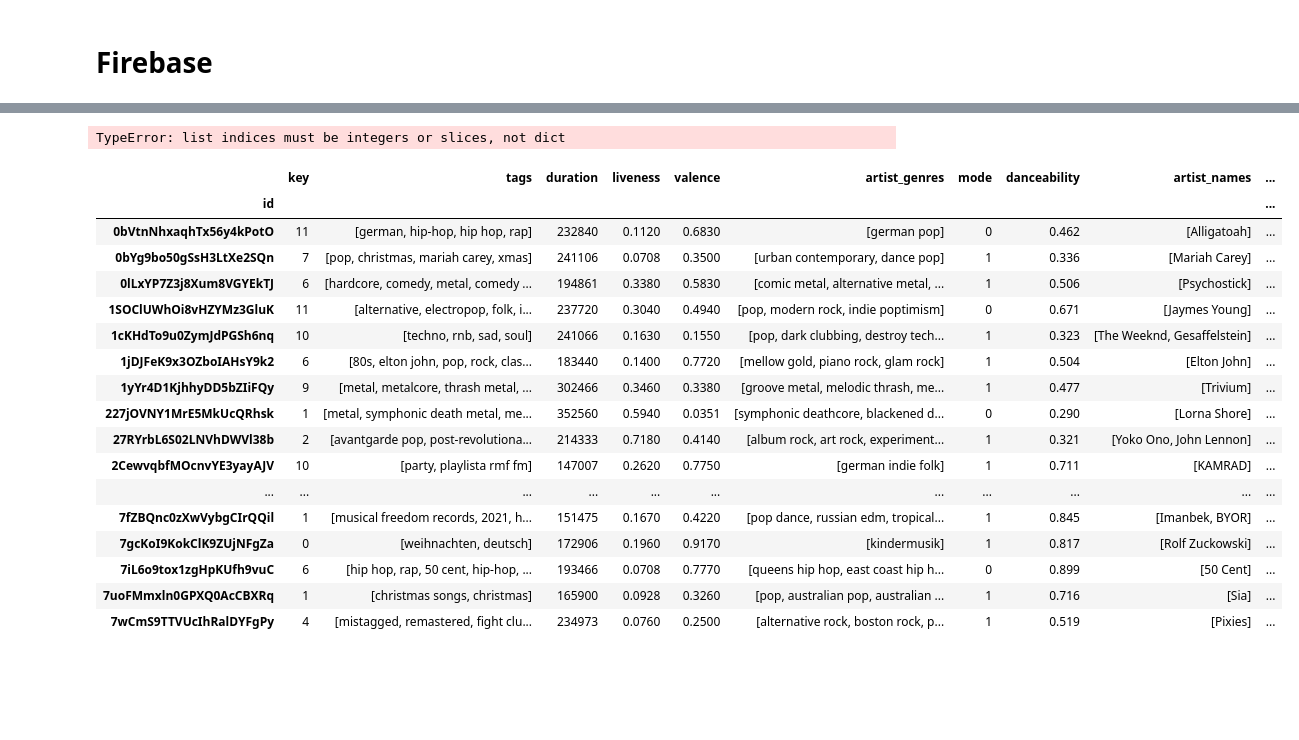
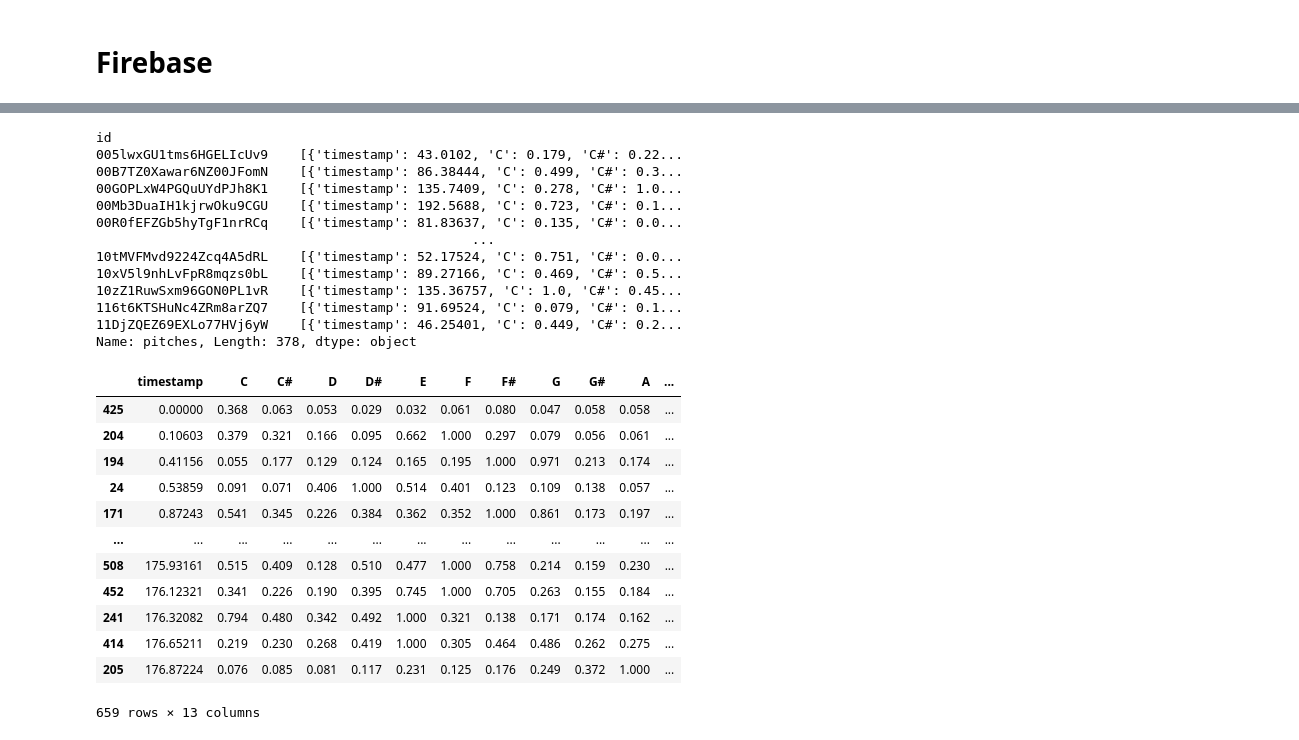
Before and after one commit to fweingartshofer/mc-ml, a Jupyter notebook: project/ml.ipynb, the cells around one changed output, grey strips where cells are left out. Saved outputs shown, nothing was run; the diff lists cells and outputs as text; code cells hidden in the pictures; blank space fills up the shorter version.

```diff
--- a/project/ml.ipynb
+++ b/project/ml.ipynb
@@ -17,6 +20,6 @@ ValueError: The default Firebase app already exists. This means you called initi
 # %%
-tracks_ref = firestore_client.collection(u'tracks_clean_tags')
-docs = tracks_ref.stream()
+tracks_ref = firestore_client.collection(u'tracks')
+docs = tracks_ref.limit(400).stream()#tracks_ref.stream(timeout=1800000, retry=10000)
 # %%
 import pandas as pd
 
@@ -66,3 +48,5 @@ df
+# %%
+df = df[~df["pitches"].isna()]
 # %%
 tolower = lambda s: s.lower()
 flatmap = lambda list_of_lists: [item for l in list_of_lists for item in l]
@@ -105,35 +89,46 @@ def pitch_trans(p):
         pitch_frequency.append(pitch_dict)
     return pitch_frequency
 
+
 def pitches_to_dataframe(p):
     return pd.DataFrame(p).sort_values(by=["timestamp"])
 
+
 pitches = df["pitches"].apply(pitch_trans)
 df["pitches"] = pitches
-# %% [output]
-TypeError: list indices must be integers or slices, not dict
+# %%
+df["pitches"]
+# %% [output]
+id
+005lwxGU1tms6HGELIcUv9    [{'timestamp': 43.0102, 'C': 0.179, 'C#': 0.22...
+00B7TZ0Xawar6NZ00JFomN    [{'timestamp': 86.38444, 'C': 0.499, 'C#': 0.3...
+00GOPLxW4PGQuUYdPJh8K1    [{'timestamp': 135.7409, 'C': 0.278, 'C#': 1.0...
+00Mb3DuaIH1kjrwOku9CGU    [{'timestamp': 192.5688, 'C': 0.723, 'C#': 0.1...
+00R0fEFZGb5hyTgF1nrRCq    [{'timestamp': 81.83637, 'C': 0.135, 'C#': 0.0...
+                                                ...
+10tMVFMvd9224Zcq4A5dRL    [{'timestamp': 52.17524, 'C': 0.751, 'C#': 0.0...
+10xV5l9nhLvFpR8mqzs0bL    [{'timestamp': 89.27166, 'C': 0.469, 'C#': 0.5...
+10zZ1RuwSxm96GON0PL1vR    [{'timestamp': 135.36757, 'C': 1.0, 'C#': 0.45...
+116t6KTSHuNc4ZRm8arZQ7    [{'timestamp': 91.69524, 'C': 0.079, 'C#': 0.1...
+11DjZQEZ69EXLo77HVj6yW    [{'timestamp': 46.25401, 'C': 0.449, 'C#': 0.2...
+Name: pitches, Length: 378, dtype: object
 # %%
 first_song = pitches_to_dataframe(pitches.iloc[0])
-df
+first_song
 # %% [output]
-|  | key | tags | duration | liveness | valence | artist_genres | mode | danceability | artist_names | ... |
-| id |  |  |  |  |  |  |  |  |  | ... |
-| 0bVtnNhxaqhTx56y4kPotO | 11 | [german, hip-hop, hip hop, rap] | 232840 | 0.1120 | 0.6830 | [german pop] | 0 | 0.462 | [Alligatoah] | ... |
-| 0bYg9bo50gSsH3LtXe2SQn | 7 | [pop, christmas, mariah carey, xmas] | 241106 | 0.0708 | 0.3500 | [urban contemporary, dance pop] | 1 | 0.336 | [Mariah Carey] | ... |
-| 0lLxYP7Z3j8Xum8VGYEkTJ | 6 | [hardcore, comedy, metal, comedy ... | 194861 | 0.3380 | 0.5830 | [comic metal, alternative metal, ... | 1 | 0.506 | [Psychostick] | ... |
-| 1SOClUWhOi8vHZYMz3GluK | 11 | [alternative, electropop, folk, i... | 237720 | 0.3040 | 0.4940 | [pop, modern rock, indie poptimism] | 0 | 0.671 | [Jaymes Young] | ... |
-| 1cKHdTo9u0ZymJdPGSh6nq | 10 | [techno, rnb, sad, soul] | 241066 | 0.1630 | 0.1550 | [pop, dark clubbing, destroy tech... | 1 | 0.323 | [The Weeknd, Gesaffelstein] | ... |
-| 1jDJFeK9x3OZboIAHsY9k2 | 6 | [80s, elton john, pop, rock, clas... | 183440 | 0.1400 | 0.7720 | [mellow gold, piano rock, glam rock] | 1 | 0.504 | [Elton John] | ... |
-| 1yYr4D1KjhhyDD5bZIiFQy | 9 | [metal, metalcore, thrash metal, ... | 302466 | 0.3460 | 0.3380 | [groove metal, melodic thrash, me... | 1 | 0.477 | [Trivium] | ... |
-| 227jOVNY1MrE5MkUcQRhsk | 1 | [metal, symphonic death metal, me... | 352560 | 0.5940 | 0.0351 | [symphonic deathcore, blackened d... | 0 | 0.290 | [Lorna Shore] | ... |
-| 27RYrbL6S02LNVhDWVl38b | 2 | [avantgarde pop, post-revolutiona... | 214333 | 0.7180 | 0.4140 | [album rock, art rock, experiment... | 1 | 0.321 | [Yoko Ono, John Lennon] | ... |
-| 2CewvqbfMOcnvYE3yayAJV | 10 | [party, playlista rmf fm] | 147007 | 0.2620 | 0.7750 | [german indie folk] | 1 | 0.711 | [KAMRAD] | ... |
-| ... | ... | ... | ... | ... | ... | ... | ... | ... | ... | ... |
-| 7fZBQnc0zXwVybgCIrQQil | 1 | [musical freedom records, 2021, h... | 151475 | 0.1670 | 0.4220 | [pop dance, russian edm, tropical... | 1 | 0.845 | [Imanbek, BYOR] | ... |
-| 7gcKoI9KokClK9ZUjNFgZa | 0 | [weihnachten, deutsch] | 172906 | 0.1960 | 0.9170 | [kindermusik] | 1 | 0.817 | [Rolf Zuckowski] | ... |
-| 7iL6o9tox1zgHpKUfh9vuC | 6 | [hip hop, rap, 50 cent, hip-hop, ... | 193466 | 0.0708 | 0.7770 | [queens hip hop, east coast hip h... | 0 | 0.899 | [50 Cent] | ... |
-| 7uoFMmxln0GPXQ0AcCBXRq | 1 | [christmas songs, christmas] | 165900 | 0.0928 | 0.3260 | [pop, australian pop, australian ... | 1 | 0.716 | [Sia] | ... |
-| 7wCmS9TTVUcIhRalDYFgPy | 4 | [mistagged, remastered, fight clu... | 234973 | 0.0760 | 0.2500 | [alternative rock, boston rock, p... | 1 | 0.519 | [Pixies] | ... |
+|  | timestamp | C | C# | D | D# | E | F | F# | G | G# | A | ... |
+| 425 | 0.00000 | 0.368 | 0.063 | 0.053 | 0.029 | 0.032 | 0.061 | 0.080 | 0.047 | 0.058 | 0.058 | ... |
+| 204 | 0.10603 | 0.379 | 0.321 | 0.166 | 0.095 | 0.662 | 1.000 | 0.297 | 0.079 | 0.056 | 0.061 | ... |
+| 194 | 0.41156 | 0.055 | 0.177 | 0.129 | 0.124 | 0.165 | 0.195 | 1.000 | 0.971 | 0.213 | 0.174 | ... |
+| 24 | 0.53859 | 0.091 | 0.071 | 0.406 | 1.000 | 0.514 | 0.401 | 0.123 | 0.109 | 0.138 | 0.057 | ... |
+| 171 | 0.87243 | 0.541 | 0.345 | 0.226 | 0.384 | 0.362 | 0.352 | 1.000 | 0.861 | 0.173 | 0.197 | ... |
+| ... | ... | ... | ... | ... | ... | ... | ... | ... | ... | ... | ... | ... |
+| 508 | 175.93161 | 0.515 | 0.409 | 0.128 | 0.510 | 0.477 | 1.000 | 0.758 | 0.214 | 0.159 | 0.230 | ... |
+| 452 | 176.12321 | 0.341 | 0.226 | 0.190 | 0.395 | 0.745 | 1.000 | 0.705 | 0.263 | 0.155 | 0.184 | ... |
+| 241 | 176.32082 | 0.794 | 0.480 | 0.342 | 0.492 | 1.000 | 0.321 | 0.138 | 0.171 | 0.174 | 0.162 | ... |
+| 414 | 176.65211 | 0.219 | 0.230 | 0.268 | 0.419 | 1.000 | 0.305 | 0.464 | 0.486 | 0.262 | 0.275 | ... |
+| 205 | 176.87224 | 0.076 | 0.085 | 0.081 | 0.117 | 0.231 | 0.125 | 0.176 | 0.249 | 0.372 | 1.000 | ... |
+659 rows × 13 columns
 # %%
 first_song.plot(x="timestamp", figsize=(40, 10))
 # %% [output]
```
Also changed, not shown: parts of 8 cells of this notebook.
